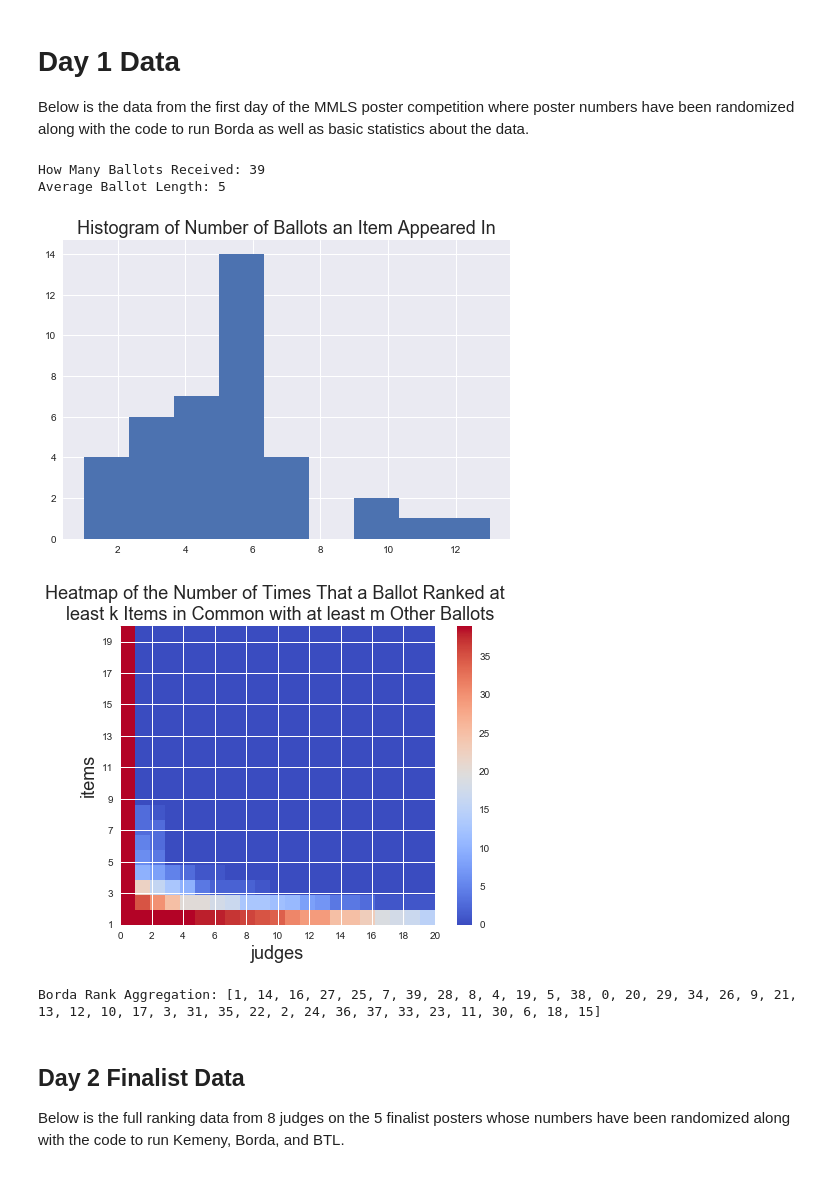
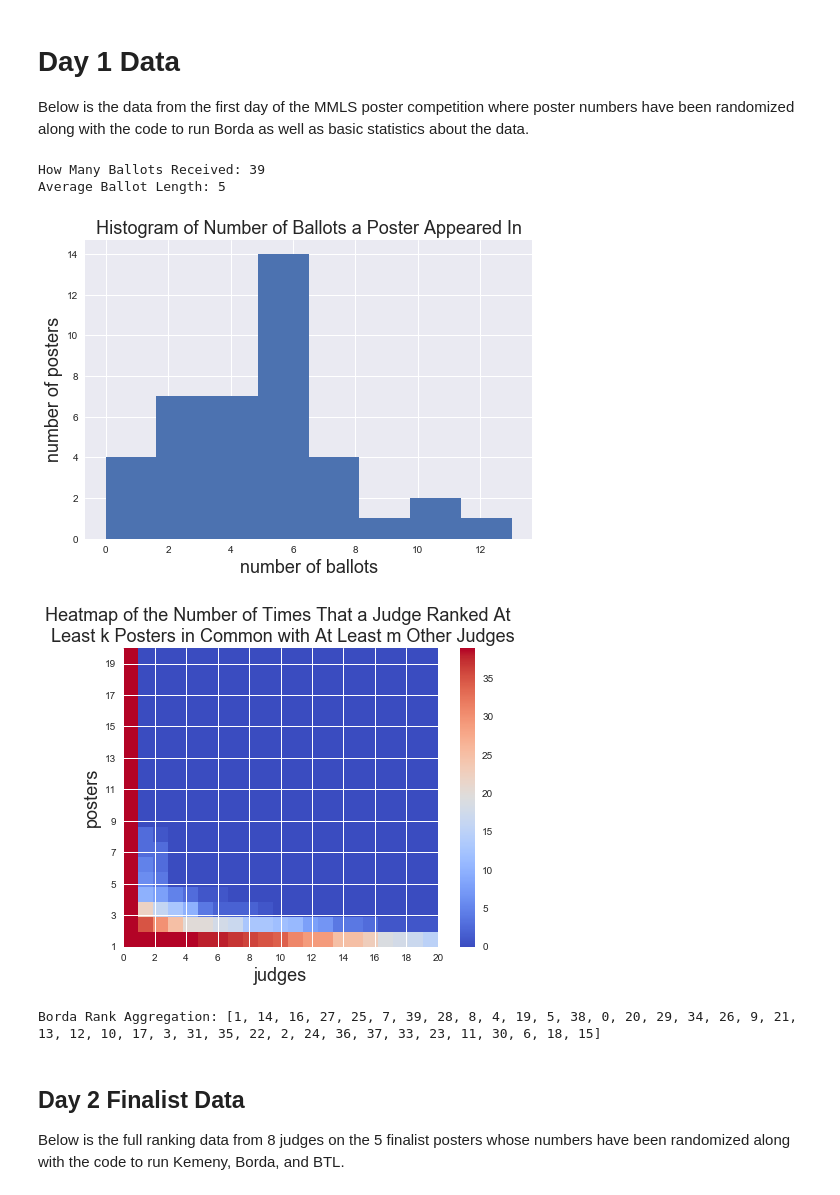
Before and after one commit to Amandarg/MMLS2017PosterJudging, a Jupyter notebook: Midwest Machine Learning Symposium 2017 Ranking Algorithms.ipynb, the cells around one changed output. Saved outputs shown, nothing was run; the diff lists cells and outputs as text; code cells hidden in the pictures.

Commit message:
added poster contest summary to report

```diff
--- a/Midwest Machine Learning Symposium 2017 Ranking Algorithms.ipynb
+++ b/Midwest Machine Learning Symposium 2017 Ranking Algorithms.ipynb
@@ -253,6 +257,8 @@ ranks = [[24, 36],
          [13, 1, 28, 12, 30],
          [17, 4, 5, 37, 1, 26, 39, 38]]
 
+n = 40
+
 print 'How Many Ballots Received:', len(ranks)
 
 length = 0
@@ -261,15 +267,16 @@ for r in ranks:
 
 print 'Average Ballot Length:', length/len(ranks)
 
-#Dictionary of item to number of times it was ranked
-rank_dict = defaultdict(int)
+#array of item to number of times it was ranked
+rank_array = np.zeros(n)
 for r in ranks:
     for i in r:
-        rank_dict[i] +=1
+        rank_array[i] +=1
 
-freqs = rank_dict.values()
-plt.hist(freqs, bins='auto')
-plt.title('Histogram of Number of Ballots an Item Appeared In', fontsize=18)
+plt.hist(rank_array, bins='auto')
+plt.title('Histogram of Number of Ballots a Poster Appeared In', fontsize=18)
+plt.xlabel('number of ballots', fontsize=18)
+plt.ylabel('number of posters', fontsize=18)
 plt.show()
 
 #dictionary of items to number of times it was ranked
@@ -289,38 +296,37 @@ def num_k_m(ranks, k, m):
                 if len(a.intersection(b)) >= k:
                     c += 1
         if c >= m:
             counts.append(1)
         else:
             counts.append(0)
     return sum(counts)
 
 heatmap = np.zeros((20,21))
 for k in range(1,21):
     for m in range(21):
         heatmap[k-1,m] = num_k_m(ranks, k, m)
 
 #for heatmap plot
 import matplotlib.cm
 fig, ax = plt.subplots()
 plt.imshow(heatmap, interpolation='none', origin='lower', cmap=matplotlib.cm.coolwarm, extent=[0,20,1,20])
-plt.title('Heatmap of the Number of Times That a Ballot Ranked at \n least k Items in Common with at least m Other Ballots', fontsize=18)
+plt.title('Heatmap of the Number of Times That a Judge Ranked At \n Least k Posters in Common with At Least m Other Judges', fontsize=18)
 labels_x = [0,2,4,6,8,10,12,14,16,18,20]
 labels_y = [1,3,5,7,9,11,13,15,17,19]
 plt.xticks(labels_x)
 plt.yticks(labels_y)
 plt.colorbar()
 plt.xlabel('judges', fontsize=18)
-plt.ylabel('items', fontsize=18)
+plt.ylabel('posters', fontsize=18)
 plt.show()
 
-n = 40
 borda_score_aggr = borda_reduction_score(ranks, n)
 print 'Borda Rank Aggregation:', [t[0] for t in borda_score_aggr]
 # %% [output]
 How Many Ballots Received: 39
 Average Ballot Length: 5
-[figure, old version]
+[figure, new version]
-[figure, old version]
+[figure, new version]
 Borda Rank Aggregation: [1, 14, 16, 27, 25, 7, 39, 28, 8, 4, 19, 5, 38, 0, 20, 29, 34, 26, 9, 21, 13, 12, 10, 17, 3, 31, 35, 22, 2, 24, 36, 37, 33, 23, 11, 30, 6, 18, 15]
 # %% [markdown]
 ## Day 2 Finalist Data
```
Also changed, not shown: parts of 1 cell of this notebook.
